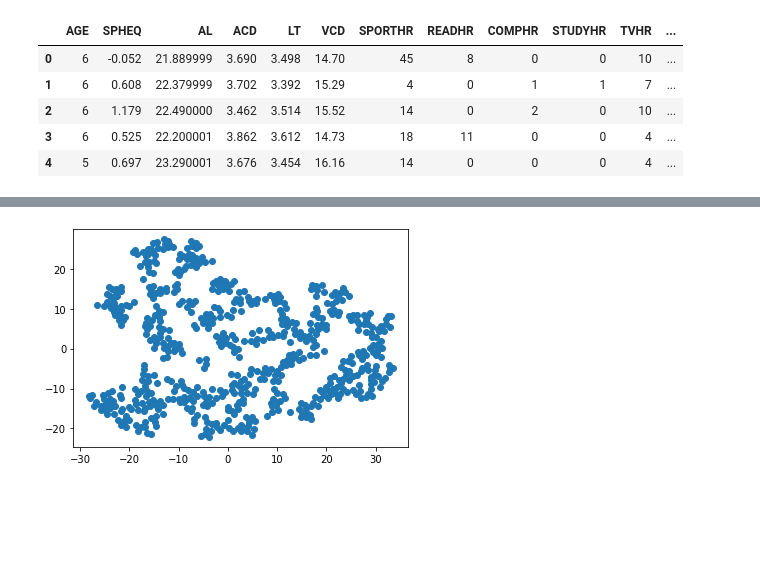
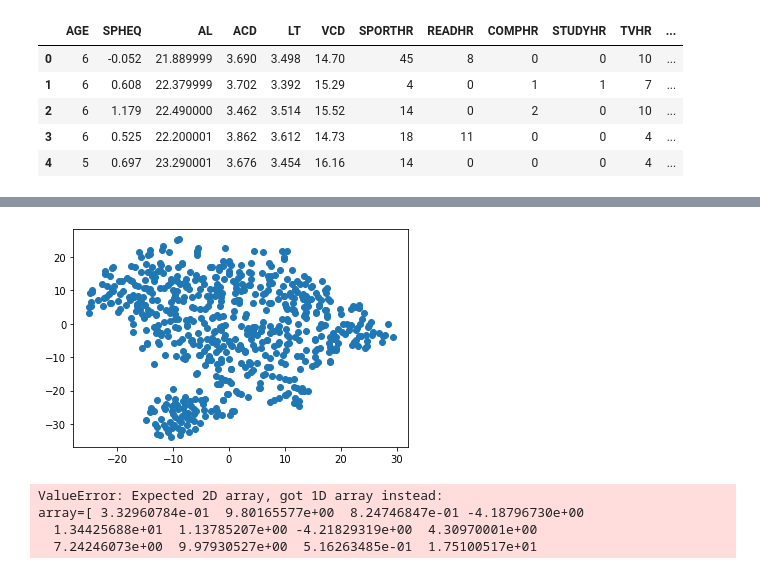
Before and after one commit to Colleen-Cobb/unsupervised-machine-learning, a Jupyter notebook: Untitled.ipynb, the cells around one changed output, grey strips where cells are left out. Drawn from its saved outputs; the diff is of its cells as text; code cells hidden in the pictures; blank space fills up the shorter version.

Commit message:
tsne

```diff
--- a/Untitled.ipynb
+++ b/Untitled.ipynb
@@ -56,0 +43,4 @@ print(myopia_scaled[0:5])
+# %%
+X_scaled = pd.DataFrame(scaled_myopia, columns = myopia.columns[:12])
+X_scaled['MOMMY'] = myopia['MOMMY']
+X_scaled['DADMY'] = myopia['DADMY']
@@ -59,12 +65,14 @@ print(myopia_scaled[0:5])
 # Perfrom dimensionality reduciton with PCA
 
 # Initialize PCA model
-pca = PCA(n_components=2)
+pca = PCA(n_components=0.9)
+
+X_pca=pca.fit_transform(X_scaled)
 
 
-myopia_pca = pca.fit_transform(myopia_scaled)
+# myopia_pca = pca.fit_transform(myopia_scaled)
 
-myopia_df_pca = pd.DataFrame(
-    data=myopia_pca, columns=["principal component 1", "principal component 2"]
-)
-myopia_df_pca.head()
+# myopia_df_pca = pd.DataFrame(
+#     data=myopia_pca, columns=["principal component 1", "principal component 2"]
+# )
+# myopia_df_pca.head()
@@ -78,3 +79,3 @@ myopia_df_pca.head()
 # %%
 tsne = TSNE(learning_rate=100)
-transformed_features = tsne.fit_transform(myopia_pca)
+transformed_features = tsne.fit_transform(X_pca)
@@ -81,9 +88,8 @@ transformed_features = tsne.fit_transform(myopia_pca)
 # %%
-myopia_df["x"] = transformed_features[:,0]
-myopia_df["y"] = transformed_features[:,1]
-myopia_df["class"] = myopia["MYOPIC"]
+X = transformed_features[:,0]
+y = transformed_features[:,1]
 # %%
-plt.scatter(myopia_df["x"], myopia_df["y"])
+plt.scatter(X, y)
 plt.show()
 # %% [output]
-[figure, old version]
+[figure, new version]
@@ -89,0 +111,7 @@ plt.show()
+# %%
+clusters = get_clusters(3, X)
+# %% [output]
+ValueError: Expected 2D array, got 1D array instead:
+array=[ 3.32960784e-01  9.80165577e+00  8.24746847e-01 -4.18796730e+00
+  1.34425688e+01  1.13785207e+00 -4.21829319e+00  4.30970001e+00
+  7.24246073e+00  9.97930527e+00  5.16263485e-01  1.75100517e+01
```
Also changed, not shown: parts of 12 cells of this notebook.
